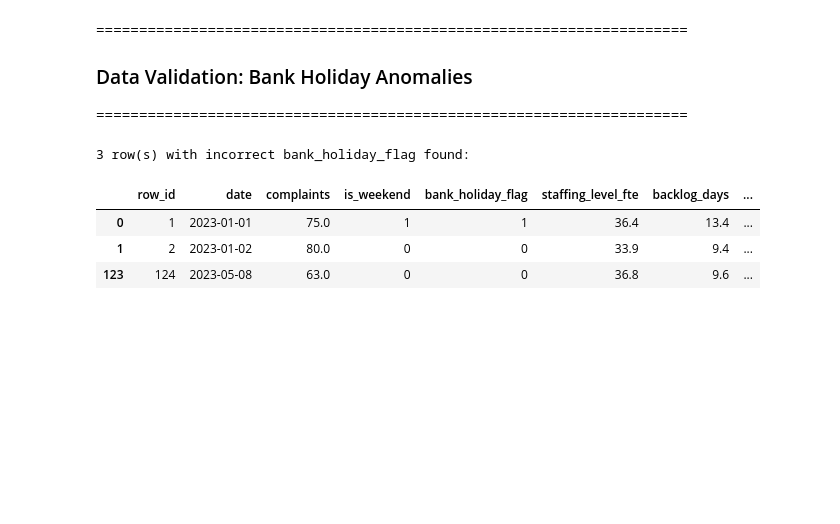
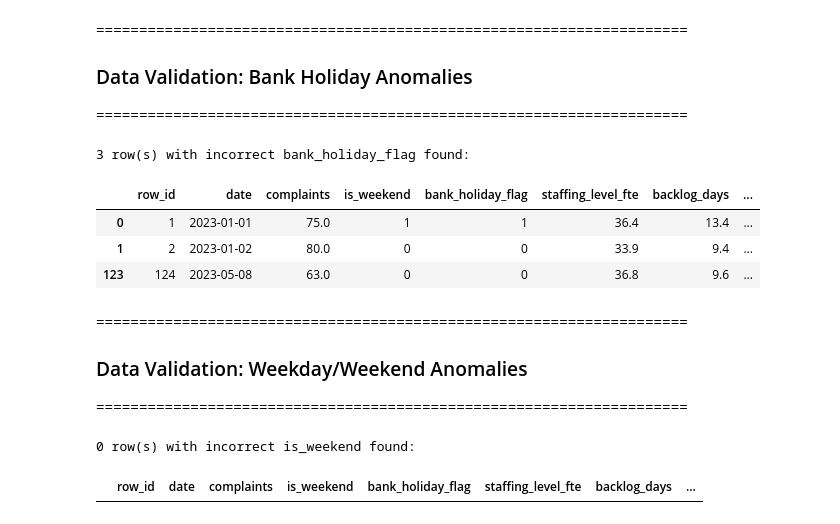
Before and after one commit to Lua-Matlab-Python-R-J2EE/ombudsman-complaints-forecast, a Jupyter notebook: notebooks/pds_task.ipynb, the cells around one changed output. Drawn from its saved outputs; the diff is of its cells as text; code cells hidden in the pictures; blank space fills up the shorter version.

Commit message:
is_weekend flag check added

```diff
--- a/notebooks/pds_task.ipynb
+++ b/notebooks/pds_task.ipynb
@@ -1573,3 +1575,43 @@ incorrect_rows
 | 0 | 1 | 2023-01-01 | 75.0 | 1 | 1 | 36.4 | 13.4 | ... |
 | 1 | 2 | 2023-01-02 | 80.0 | 0 | 0 | 33.9 | 9.4 | ... |
 | 123 | 124 | 2023-05-08 | 63.0 | 0 | 0 | 36.8 | 9.6 | ... |
+# %% [markdown]
+=====================================================================
+### Data Validation: Weekday/Weekend Anomalies
+=====================================================================
+# %%
+def check_weekend_flags(filepath: str) -> pd.DataFrame:
+    """
+    Reads an xlsx file and returns rows where is_weekend is incorrect.
+    Does NOT modify the original data.
+
+    Expected flag values:
+        1 → date falls on Saturday or Sunday
+        0 → date falls on a weekday (Mon–Fri)
+
+    Returns rows where the flag doesn't match, plus 'expected_is_weekend'
+    showing what the value should be.
+    """
+    df = pd.read_excel(filepath, parse_dates=["date"])
+
+    # dayofweek: Monday=0, Tuesday=1, ..., Saturday=5, Sunday=6
+    expected_flag = df["date"].dt.dayofweek.isin([5, 6]).astype(int)
+
+    mismatch_mask = df["is_weekend"] != expected_flag
+
+    result = df[mismatch_mask].copy()
+    # result["expected_is_weekend"] = expected_flag[mismatch_mask]
+
+    return result
+
+
+# ── Run ───────────────────────────────────────────────────────────────────────
+FILEPATH = DATA_DIR / TARGET_DATASET
+
+incorrect_weekend_rows = check_weekend_flags(FILEPATH)
+
+print(f"{len(incorrect_weekend_rows)} row(s) with incorrect is_weekend found:\n")
+incorrect_weekend_rows
+# %% [output]
+0 row(s) with incorrect is_weekend found:
+|  | row_id | date | complaints | is_weekend | bank_holiday_flag | staffing_level_fte | backlog_days | ... |
```
Also changed, not shown: parts of 4 cells of this notebook, 1 other file.
